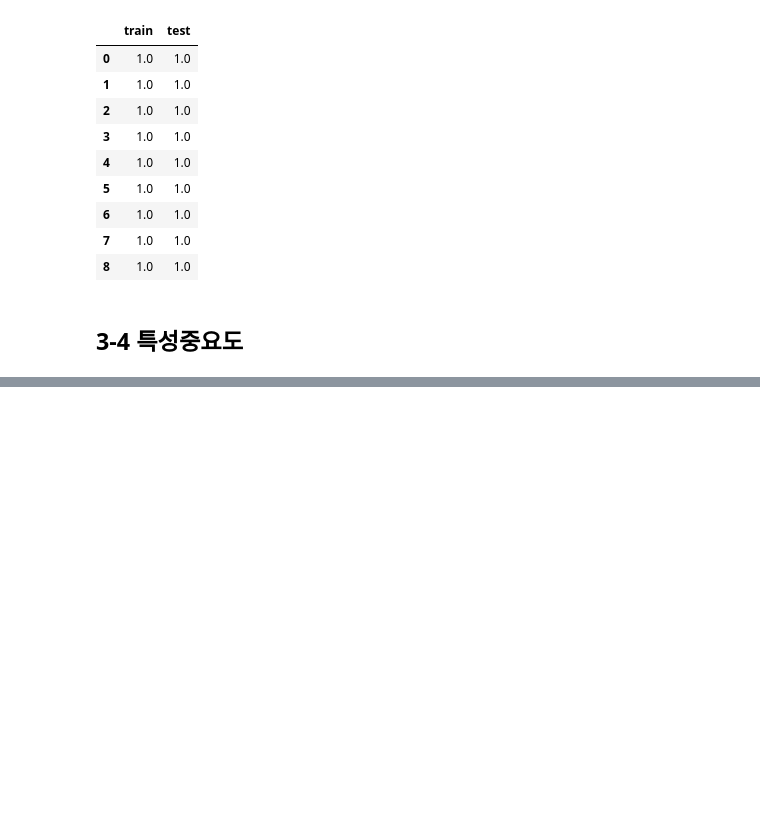
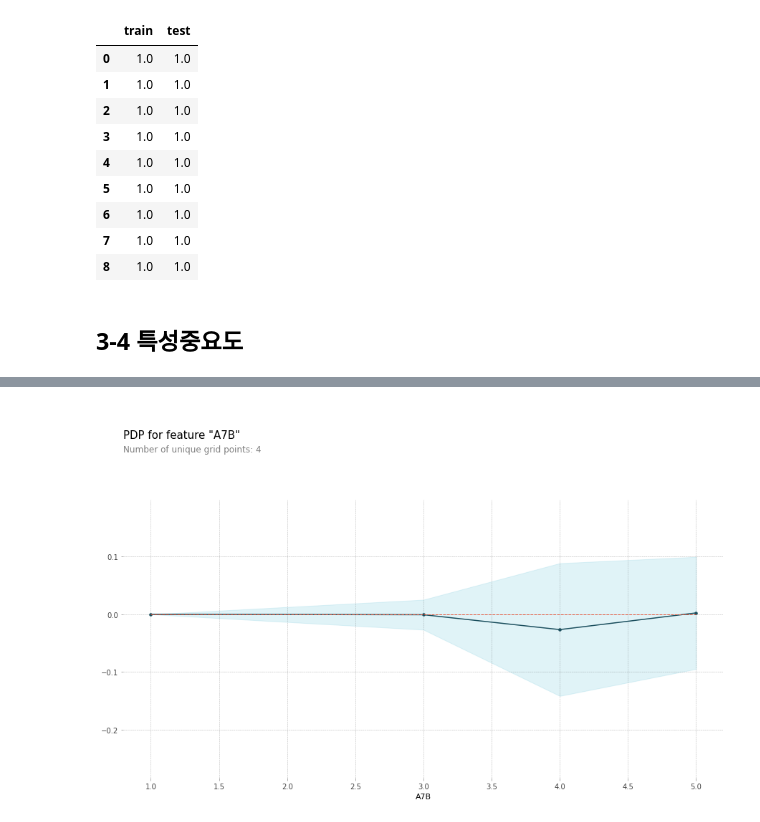
Before and after one commit to kerobes97/Lets_Boot, a Jupyter notebook: Travel_Data/AI_04_김미리_section2.ipynb, the cells around one changed output, grey strips where cells are left out. Cells and saved outputs as stored; diff of their text form; code cells hidden in the pictures; blank space fills up the shorter version.

```diff
--- a/Travel_Data/AI_04_김미리_section2.ipynb
+++ b/Travel_Data/AI_04_김미리_section2.ipynb
@@ -1346,0 +1461,24 @@ pdp_plot(isolated, feature_name=feature);
+# %%
+target='Gangwon'
+features = mdf.columns.drop(['S_Day', 'TNUM', 'M_TOTAL', 'Gangwon'])
+
+X = mdf[features]
+y = mdf[target]
+
+pipe = make_pipeline(
+    OrdinalEncoder(),
+    RandomForestClassifier(n_estimators=100, random_state=42, n_jobs=-1)
+)
+pipe.fit(X, y);
+# %%
+encoder = pipe.named_steps['ordinalencoder']
+X_encoded = encoder.fit_transform(X)
+rf = pipe.named_steps['randomforestclassifier']
+# %%
+import matplotlib.pyplot as plt
+from pdpbox import pdp
+feature = 'A7B'
+pdp_dist = pdp.pdp_isolate(model=rf, dataset=X_encoded, model_features=features, feature=feature)
+pdp.pdp_plot(pdp_dist, feature);
+# %% [output]
+[figure, added]
```
Also changed, not shown: parts of 33 cells of this notebook.
